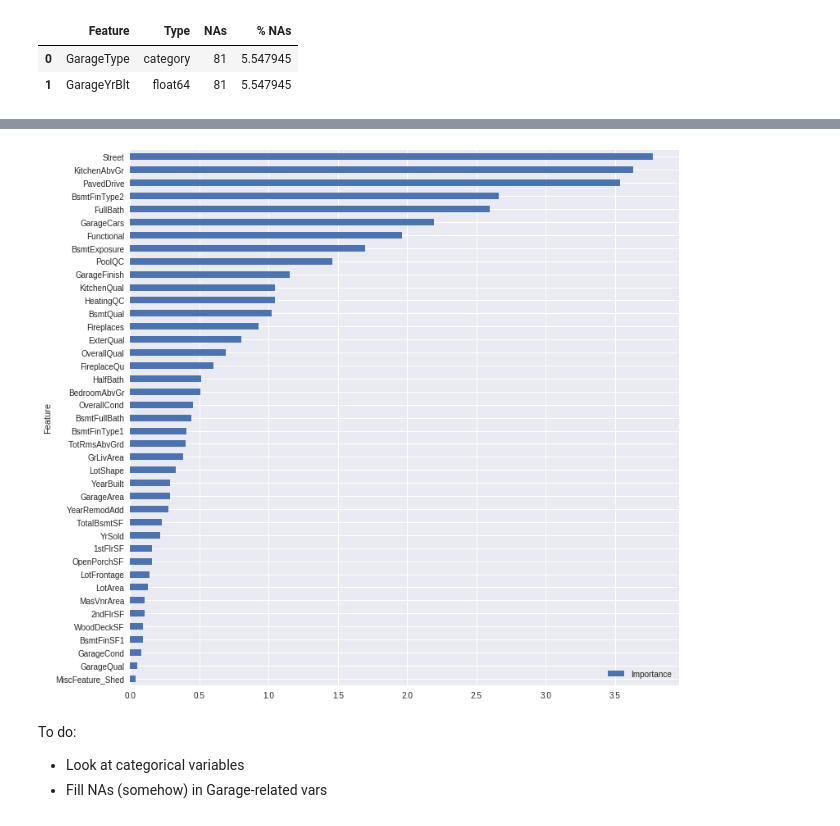
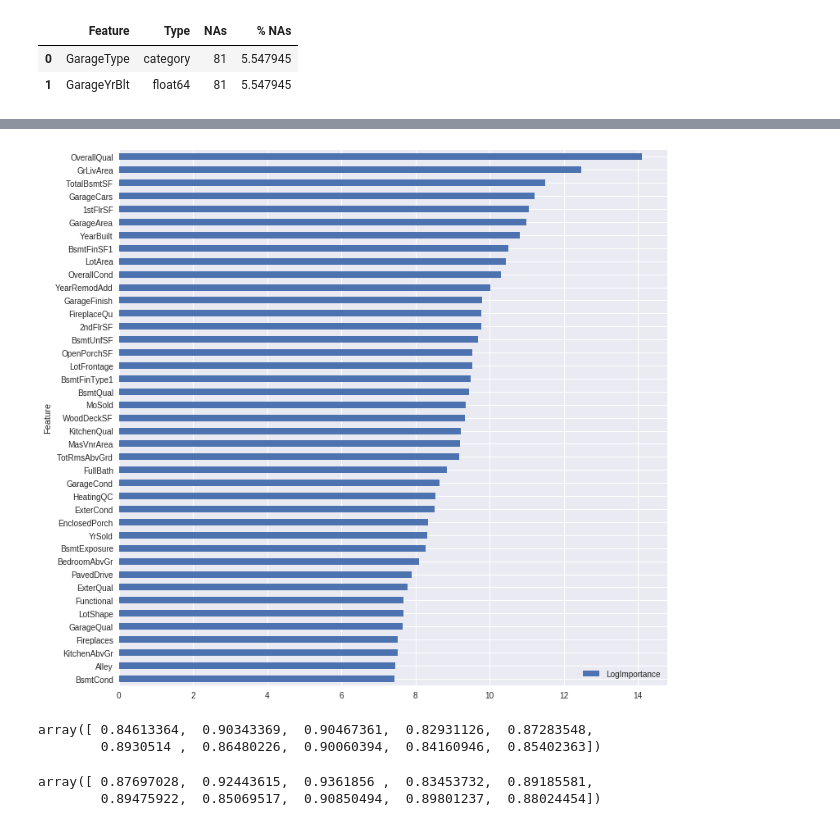
Before and after one commit to Hodapp87/kaggle-house-prices, a Jupyter notebook: Scratch for House Prices competition on Kaggle.ipynb, the cells around one changed output, grey strips where cells are left out. Saved outputs shown, nothing was run; the diff lists cells and outputs as text; code cells hidden in the pictures.

Commit message:
Encode categoricals as one-hot; feeble first attempts at regression

```diff
--- a/Scratch for House Prices competition on Kaggle.ipynb
+++ b/Scratch for House Prices competition on Kaggle.ipynb
@@ -31,6 +37,9 @@ category_cols = [n for n,t in train_raw.dtypes.iteritems() if t == object] + ["M
 for c in category_cols:
     train_raw[c] = train_raw[c].astype("category")
     test_raw[c] = test_raw[c].astype("category")
+
+# Since error is based on this:
+train_raw = train_raw.assign(LogSalePrice = numpy.log(train_raw.SalePrice))
 # %% [markdown]
 ### Scratch & exploration (all non-essential code):
 # %%
@@ -429,4 +438,5 @@ memory usage: 735.4+ KB
 # %%
 cols_numerical = list(train.select_dtypes((numpy.number,)).columns)
-for c in ("GarageYrBlt", "Id", "SalePrice"):
+for c in ("GarageYrBlt", "Id", "LogSalePrice", "SalePrice"):
     cols_numerical.remove(c)
+cols_numerical
@@ -458,0 +461,7 @@ mutual_info.head(15)
+# %%
+train_X = train[cols_numerical]
+train_Y = train["LogSalePrice"]
+rf = sklearn.ensemble.RandomForestRegressor(
+    n_estimators=1000, n_jobs=-1, oob_score=True, random_state=12348)
+rf = rf.fit(train_X, train_Y)
+rf.oob_score_
@@ -458,0 +470,10 @@ mutual_info.head(15)
+# %%
+features = pandas.DataFrame(
+    {"Feature": list(train_X.columns),
+     "Importance": rf.feature_importances_}).\
+    sort_values("Importance", ascending=False).\
+    reset_index(drop=True).\
+    assign(LogImportance = numpy.log(features.Importance)).\
+    assign(LogImportance = features.LogImportance - min(features.LogImportance))
+features.Importance /= features.Importance.iloc[0]
+features.style.format({"Importance": "{:.6f}"})
@@ -459,9 +498,22 @@ mutual_info.head(15)
 # %%
 %matplotlib inline
-fig = mutual_info.iloc[40::-1,:].plot.barh(x="Feature", y="Importance", figsize=(12,12))
+fig = features.iloc[40::-1,:].plot.barh(x="Feature", y="LogImportance", figsize=(12,12))
 # %% [output]
-[figure, old version]
+[figure, new version]
-# %% [markdown]
-To do:
-- Look at categorical variables
-- Fill NAs (somehow) in Garage-related vars
+# %%
+train_X = train[cols_numerical]
+train_Y = train["LogSalePrice"]
+rf = sklearn.ensemble.RandomForestRegressor(
+    n_estimators=200, n_jobs=-1, oob_score=True, random_state=12348)
+scores = sklearn.model_selection.cross_val_score(rf, train_X, train_Y, cv=10)
+scores
+# %% [output]
+array([ 0.84613364,  0.90343369,  0.90467361,  0.82931126,  0.87283548,
+        0.8930514 ,  0.86480226,  0.90060394,  0.84160946,  0.85402363])
+# %%
+xgb = xgboost.sklearn.XGBRegressor(nthread=-1, seed=12345, n_estimators=200)
+scores = sklearn.model_selection.cross_val_score(xgb, train_X, train_Y, cv=10)
+scores
+# %% [output]
+array([ 0.87697028,  0.92443615,  0.9361856 ,  0.83453732,  0.89185581,
+        0.89475922,  0.85069517,  0.90850494,  0.89801237,  0.88024454])
```
Also changed, not shown: parts of 20 cells of this notebook.
